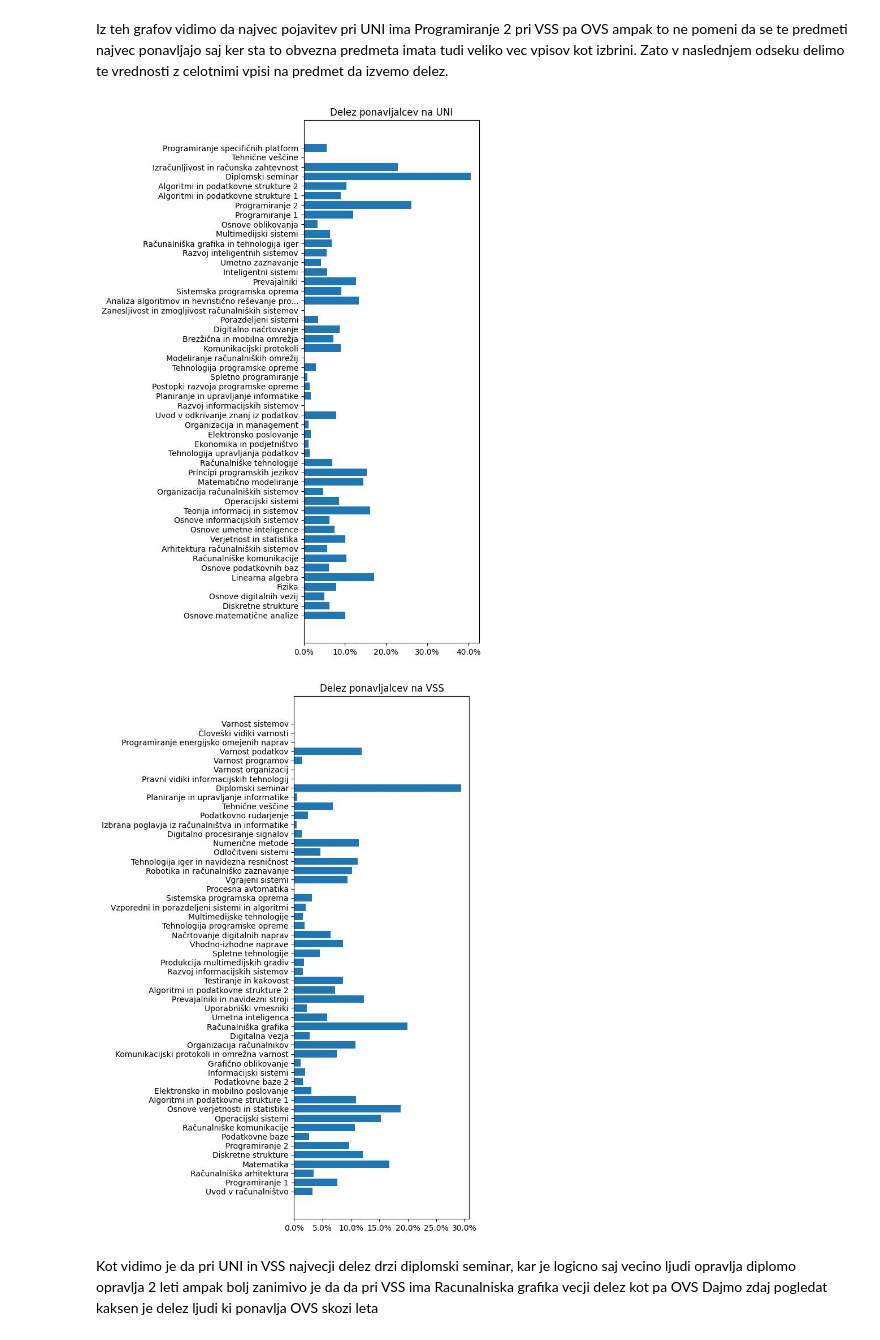
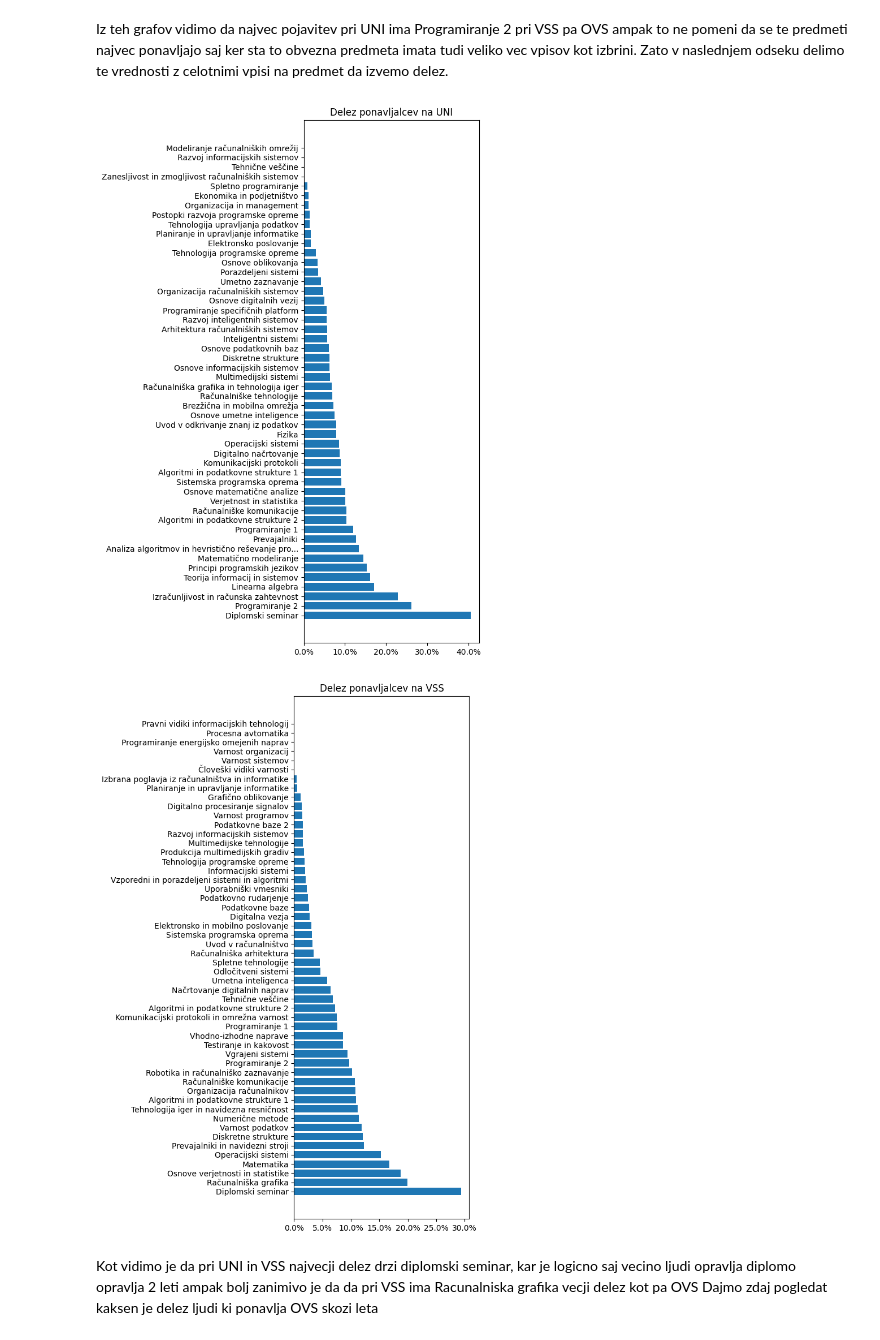
Before and after one commit to KillerParakeet/PR2513, a Jupyter notebook: steviloVpisov.ipynb, the cells around one changed output. Saved outputs shown, nothing was run; the diff lists cells and outputs as text; code cells hidden in the pictures.

```diff
--- a/steviloVpisov.ipynb
+++ b/steviloVpisov.ipynb
@@ -77,19 +80,19 @@ for el in subjectName:
     elif el[:3] == "632" and subjectCountUNI[el]>=10:
         subjectFilterNameUNI[el]=subjectName[el]
         subjectFilterCountUNI[el]=subjectCountUNI[el]
-for el in subjectCountVSS:
-    if subjectCountVSS[el]>600:
-        print(el)
+
+arrsubjectCountUNI, arrsubjectNameUNI = zip(*sorted(zip(list(subjectFilterCountUNI.values()), list(subjectFilterNameUNI.values())),reverse=True))
+arrsubjectCountVSS, arrsubjectNameVSS = zip(*sorted(zip(list(subjectFilterCountVSS.values()), list(subjectFilterNameVSS.values())),reverse=True))
 
 #glej zgoraj
 plt.figure(figsize=(4, 12))
-plt.title('Stevilo vpisov na vsak predmet pri programu UNI ki vsebijejo vsaj 10 vpisov')
-plt.barh(range(len(subjectFilterCountUNI)), list(subjectFilterCountUNI.values()), align='center')
-plt.yticks(range(len(subjectFilterCountUNI)), list(subjectFilterNameUNI.values()))
+plt.title('Stevilo vpisov na vsak predmet pri programu UNI ki vsebujejo vsaj 10 vpisov')
+plt.barh(range(len(arrsubjectCountUNI)), arrsubjectCountUNI, align='center')
+plt.yticks(range(len(arrsubjectCountUNI)), arrsubjectNameUNI)
 plt.show()
 plt.figure(figsize=(4, 12))
-plt.title('Stevilo vpisov na vsak predmet pri programu VSS ki vsebijejo vsaj 10 vpisov')
-plt.barh(range(len(subjectFilterCountVSS)), list(subjectFilterCountVSS.values()), align='center')
-plt.yticks(range(len(subjectFilterCountVSS)), list(subjectFilterNameVSS.values()))
+plt.title('Stevilo vpisov na vsak predmet pri programu VSS ki vsebujejo vsaj 10 vpisov')
+plt.barh(range(len(arrsubjectCountVSS)), arrsubjectCountVSS, align='center')
+plt.yticks(range(len(arrsubjectCountVSS)), arrsubjectNameVSS)
 plt.show()
 # %% [output]
@@ -214,30 +300,33 @@ obvezna predmeta imata tudi veliko vec vpisov kot izbrini. Zato v naslednjem ods
 # %%
 subjectDistUNI = dict()
 subjectDistVSS = dict()
 
 #delimo stevilo ponovitev s celotnim stevilom vpisov
-for subject in subjectNameUNI:
+for subject in subjectFilterNameUNI:
     subjectDistUNI[subject]=subjectPonUNI[subject]/max(1,subjectCountUNI[subject])*100
-for subject in subjectNameVSS:
+for subject in subjectFilterNameVSS:
     subjectDistVSS[subject]=subjectPonVSS[subject]/max(1,subjectCountVSS[subject])*100
+
+arrsubjectDistUNI, arrsubjectNameUNI = zip(*sorted(zip(list(subjectDistUNI.values()), list(subjectFilterNameUNI.values())),reverse=True))
+arrsubjectDistVSS, arrsubjectNameVSS = zip(*sorted(zip(list(subjectDistVSS.values()), list(subjectFilterNameVSS.values())),reverse=True))
 
 plt.figure(figsize=(4, 12))
 plt.title('Delez ponavljalcev na UNI')
-plt.barh(range(len(subjectDistUNI)), list(subjectDistUNI.values()), align='center')
-plt.yticks(range(len(subjectDistUNI)), list(subjectNameUNI.values()))
+plt.barh(range(len(arrsubjectDistUNI)), arrsubjectDistUNI, align='center')
+plt.yticks(range(len(arrsubjectDistUNI)), arrsubjectNameUNI)
 ax = plt.gca()
 ax.xaxis.set_major_formatter(mtick.PercentFormatter())
 plt.show()
 plt.figure(figsize=(4, 12))
 plt.title('Delez ponavljalcev na VSS')
-plt.barh(range(len(subjectDistVSS)), list(subjectDistVSS.values()), align='center')
-plt.yticks(range(len(subjectDistVSS)), list(subjectNameVSS.values()))
+plt.barh(range(len(arrsubjectDistVSS)), arrsubjectDistVSS, align='center')
+plt.yticks(range(len(arrsubjectDistVSS)), arrsubjectNameVSS)
 ax = plt.gca()
 ax.xaxis.set_major_formatter(mtick.PercentFormatter())
 plt.show()
 # %% [output]
-[figure, old version]
+[figure, new version]
-[figure, old version]
+[figure, new version]
 # %% [markdown]
 Kot vidimo je da pri UNI in VSS najvecji delez drzi diplomski seminar, kar je logicno saj vecino ljudi opravlja diplomo opravlja 2 leti
 ampak bolj zanimivo je da da pri VSS ima Racunalniska grafika vecji delez kot pa OVS
```
Also changed, not shown: parts of 13 cells of this notebook.
